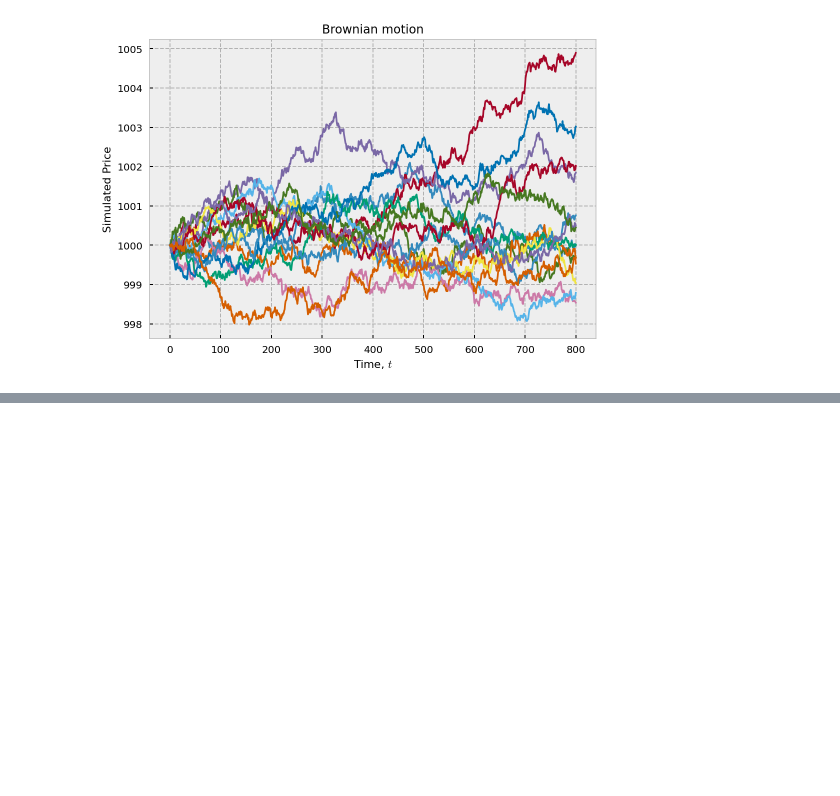
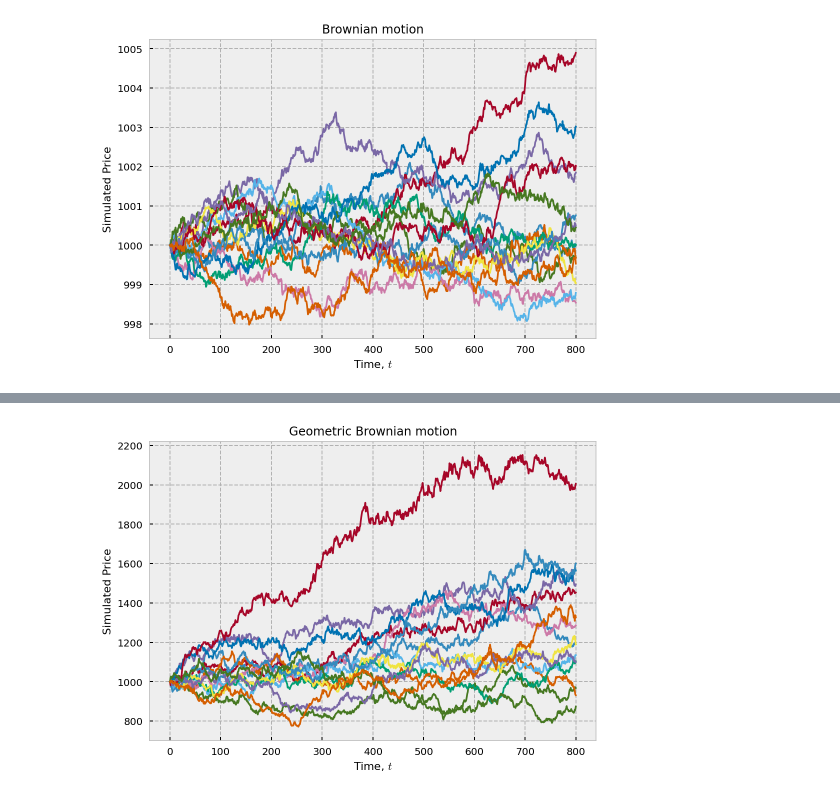
Before and after one commit to dmitry-kabanov/datascience, a Jupyter notebook: 2021-10-26-types-of-stochastic-processes.ipynb, the cells around one changed output, grey strips where cells are left out. Drawn from its saved outputs; the diff is of its cells as text; code cells hidden in the pictures; blank space fills up the shorter version.

Commit message:
Update notebook on stochastic processes

```diff
--- a/2021-10-26-types-of-stochastic-processes.ipynb
+++ b/2021-10-26-types-of-stochastic-processes.ipynb
@@ -169,0 +190,24 @@ where $\mu$ is the drift (expected relative change in price per year, $\sigma$ v
+# %%
+def generate_geometric_brownian_motion(delta_t, nT, s0, mu, sigma):
+    t = np.arange(0, nT+1, 1) * delta_t
+    deltaW = np.zeros(nT+1)
+    deltaW[1:] = np.random.normal(loc=0, scale=np.sqrt(delta_t), size=nT)
+    s =  s0 * np.exp((mu - 0.5*sigma**2)*t + sigma*np.cumsum(deltaW))
+
+    assert len(s) == nT + 1
+
+    return s
+# %%
+delta_t = 1.0 / 252  # This is for dayly changes.
+nT = 800  # Number of time steps.
+s0 = 1000  # Initial state. It shifts the whole process from zero to the given value.
+
+gbm_mu = 0.058
+gbm_sigma = 0.125
+
+gbm_realizations = []
+for i in range(paths):
+    gbm_realizations.append(generate_geometric_brownian_motion(delta_t, nT, s0, gbm_mu, gbm_sigma))
+plot_stochastic_processes(gbm_realizations, "Geometric Brownian motion")
+# %% [output]
+[figure, added]
```
Also changed, not shown: parts of 3 cells of this notebook.
